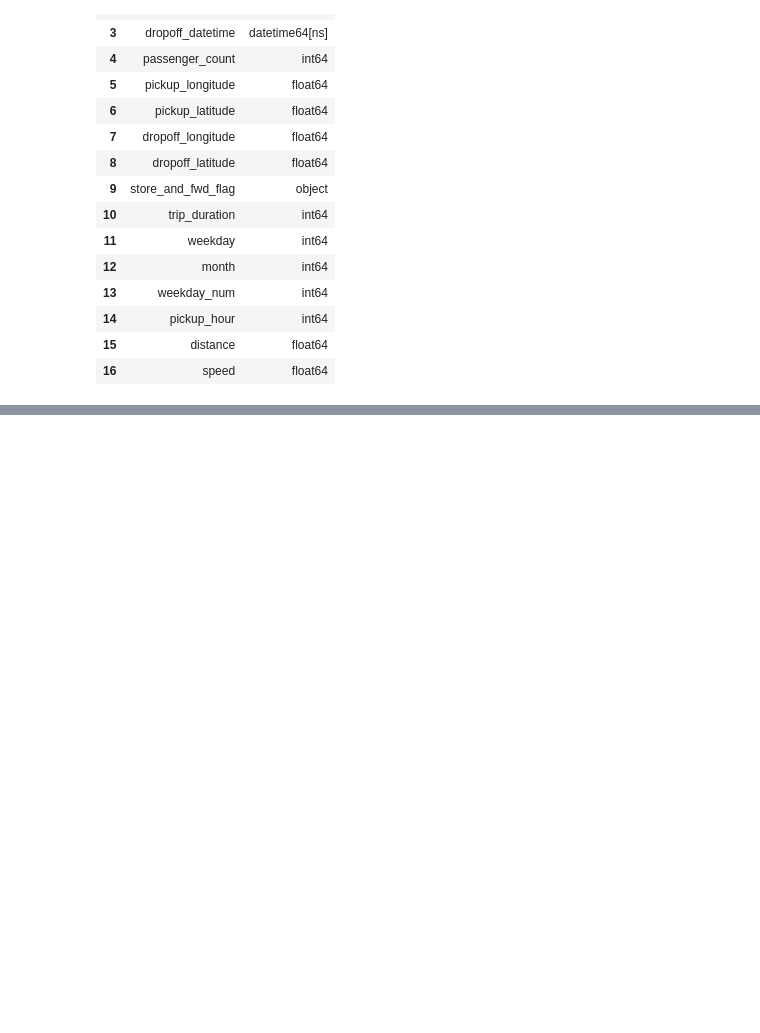
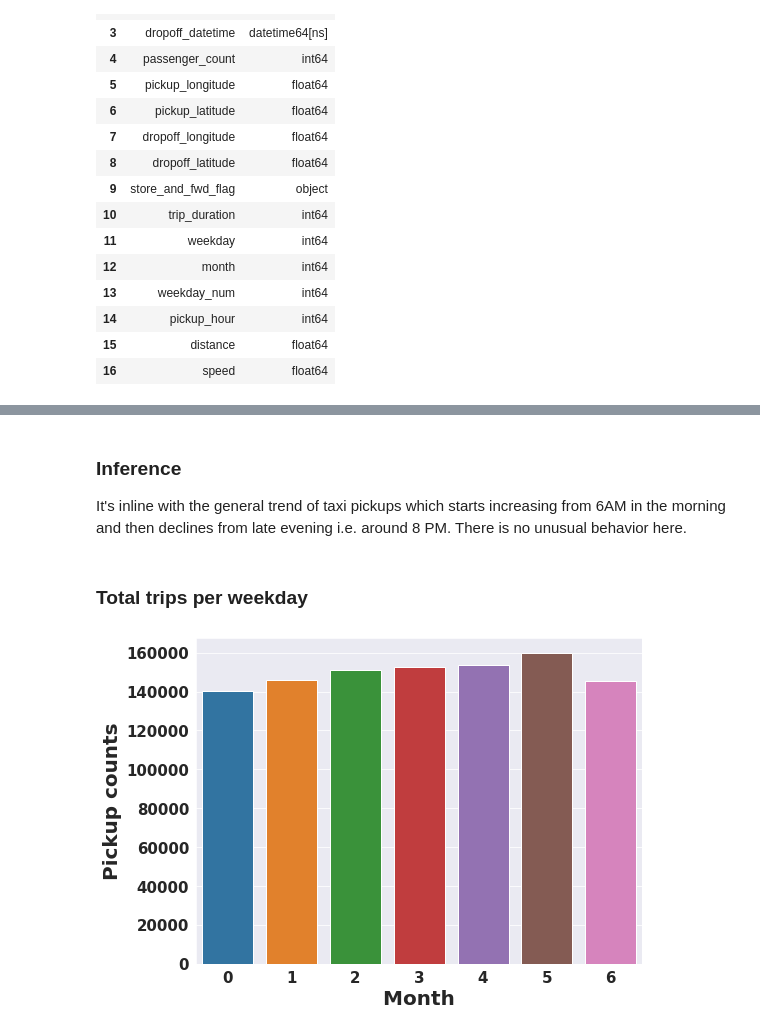
Before and after one commit to kavrit/NYC-Taxi-trip-prediction, a Jupyter notebook: Capstone_Project_NYC_Taxi_Trip_Time_Prediction.ipynb, the cells around one changed output, grey strips where cells are left out. Drawn from its saved outputs; the diff is of its cells as text; code cells hidden in the pictures; blank space fills up the shorter version.

```diff
--- a/Capstone_Project_NYC_Taxi_Trip_Time_Prediction.ipynb
+++ b/Capstone_Project_NYC_Taxi_Trip_Time_Prediction.ipynb
@@ -299,0 +356,15 @@ df = pd.concat([df,dummy], axis = 1)
+# %% [markdown]
+### **Inference**
+
+It's inline with the general trend of taxi pickups which starts increasing from 6AM in the morning and then declines from late evening i.e. around 8 PM. There is no unusual behavior here.
+# %% [markdown]
+### **Total trips per weekday**
+# %%
+#Let's take a look now at the distribution of taxi pickups across the week.
+plt.figure(figsize = (8,6))
+sns.countplot(df.weekday_num)
+plt.xlabel(' Month ')
+plt.ylabel('Pickup counts')
+plt.show()
+# %% [output]
+[figure, added]
```
Also changed, not shown: parts of 22 cells of this notebook.
